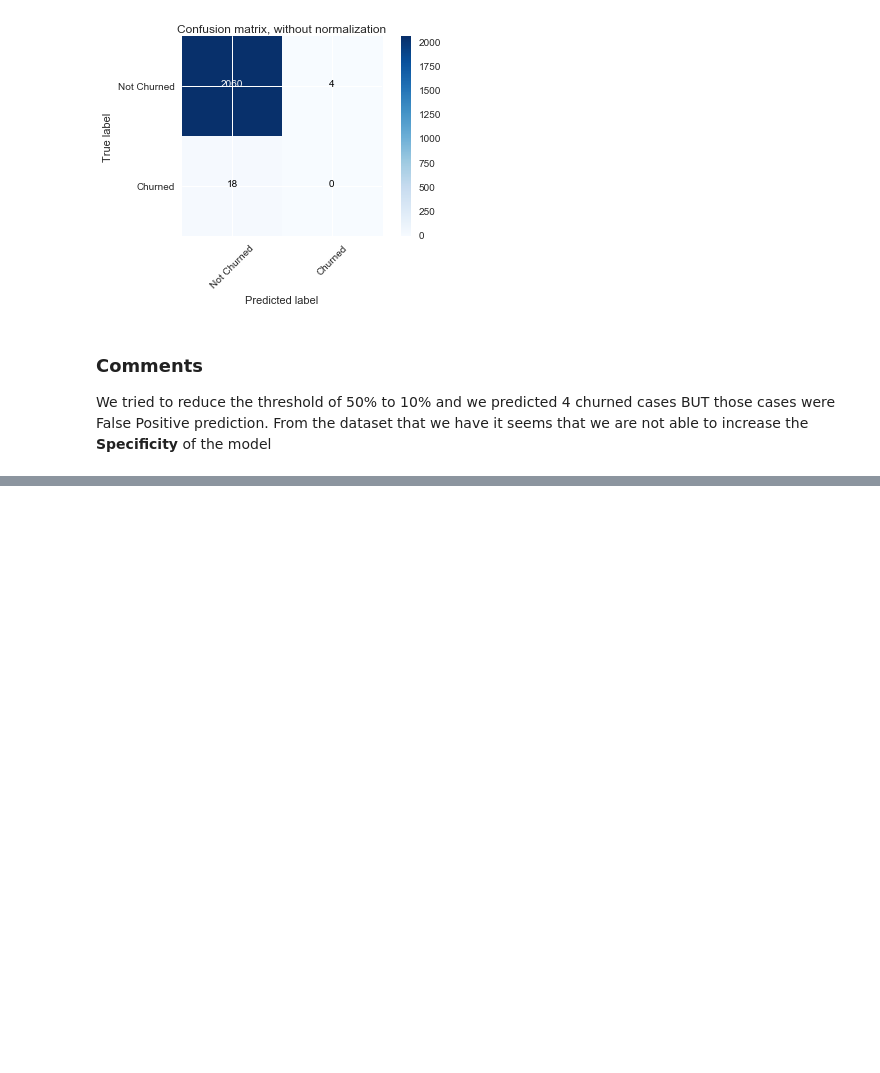
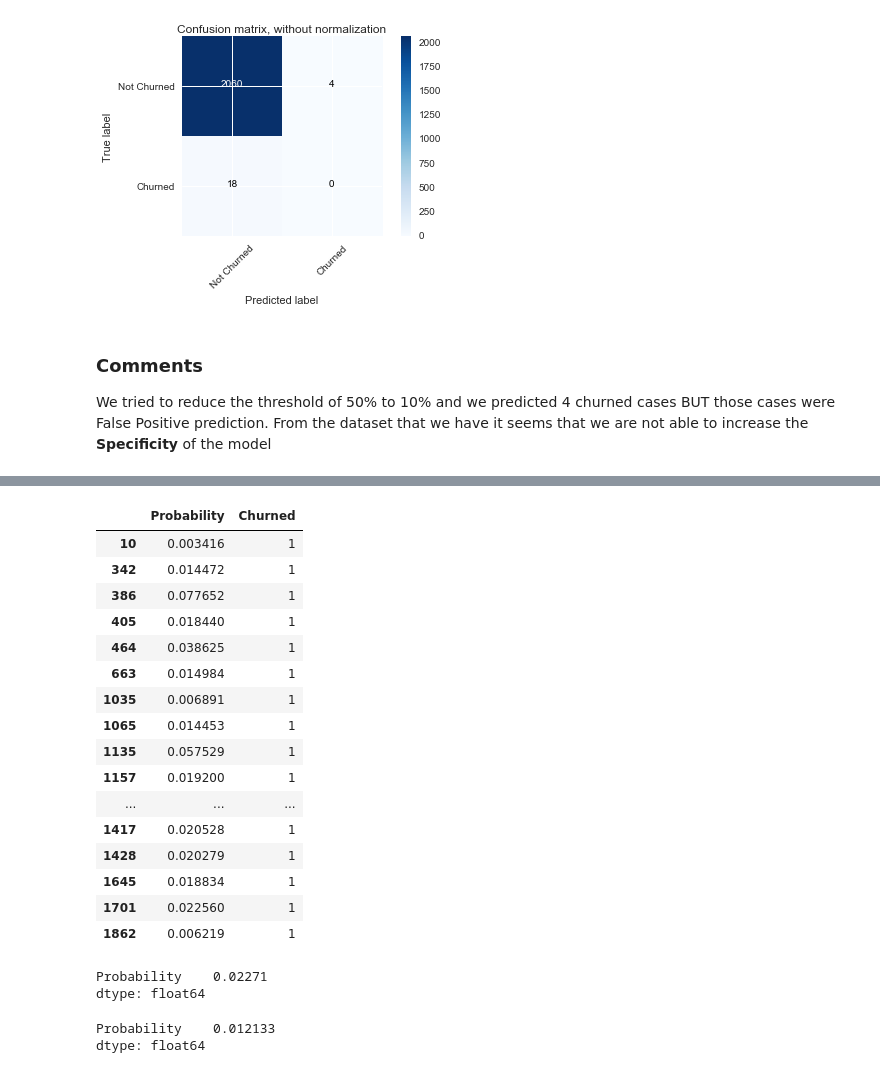
Before and after one commit to pipinho13/test-repo, a Jupyter notebook: LogisticRegressionModel.ipynb, the cells around one changed output, grey strips where cells are left out. Saved outputs shown, nothing was run; the diff lists cells and outputs as text; code cells hidden in the pictures; blank space fills up the shorter version.

```diff
--- a/LogisticRegressionModel.ipynb
+++ b/LogisticRegressionModel.ipynb
@@ -410,0 +436,30 @@ We tried to reduce the threshold of 50% to 10% and we predicted 4 churned cases
+# %%
+ProbDF.loc[ProbDF.Churned==1,]
+# %% [output]
+|  | Probability | Churned |
+| 10 | 0.003416 | 1 |
+| 342 | 0.014472 | 1 |
+| 386 | 0.077652 | 1 |
+| 405 | 0.018440 | 1 |
+| 464 | 0.038625 | 1 |
+| 663 | 0.014984 | 1 |
+| 1035 | 0.006891 | 1 |
+| 1065 | 0.014453 | 1 |
+| 1135 | 0.057529 | 1 |
+| 1157 | 0.019200 | 1 |
+| ... | ... | ... |
+| 1417 | 0.020528 | 1 |
+| 1428 | 0.020279 | 1 |
+| 1645 | 0.018834 | 1 |
+| 1701 | 0.022560 | 1 |
+| 1862 | 0.006219 | 1 |
+# %%
+ProbDF.loc[ProbDF.Churned==1, ['Probability']].mean()
+# %% [output]
+Probability    0.02271
+dtype: float64
+# %%
+ProbDF.loc[ProbDF.Churned!=1, ['Probability']].mean()
+# %% [output]
+Probability    0.012133
+dtype: float64
```
Also changed, not shown: parts of 4 cells of this notebook.
